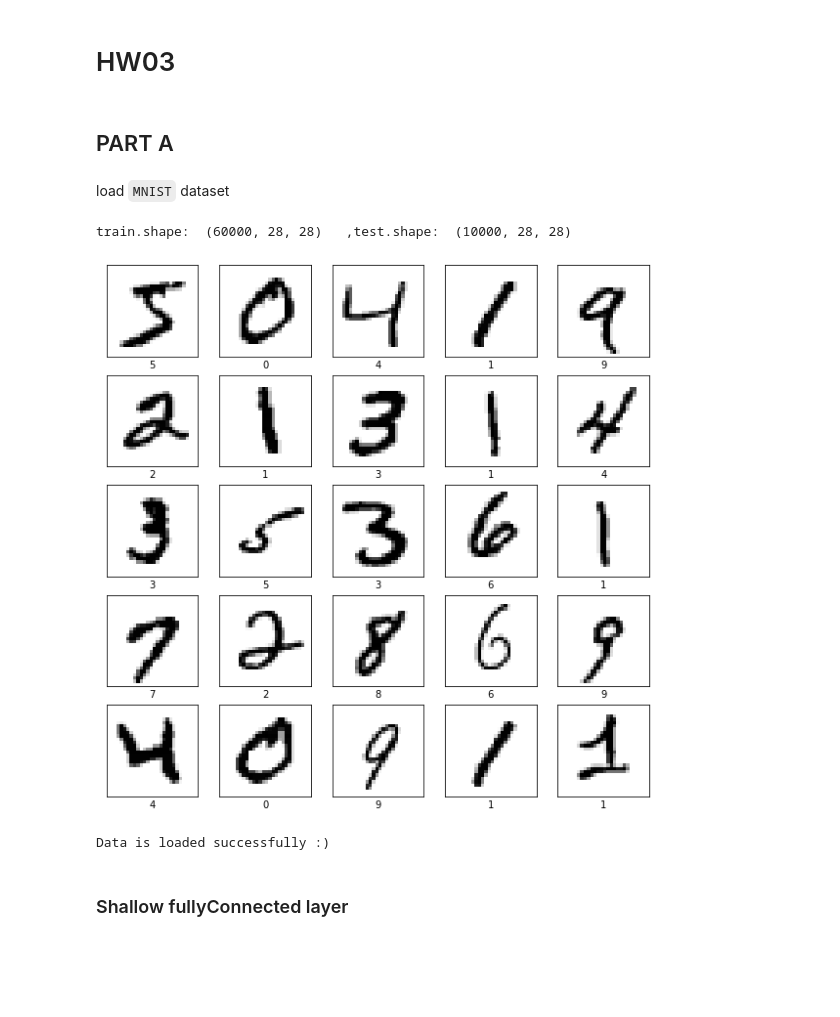
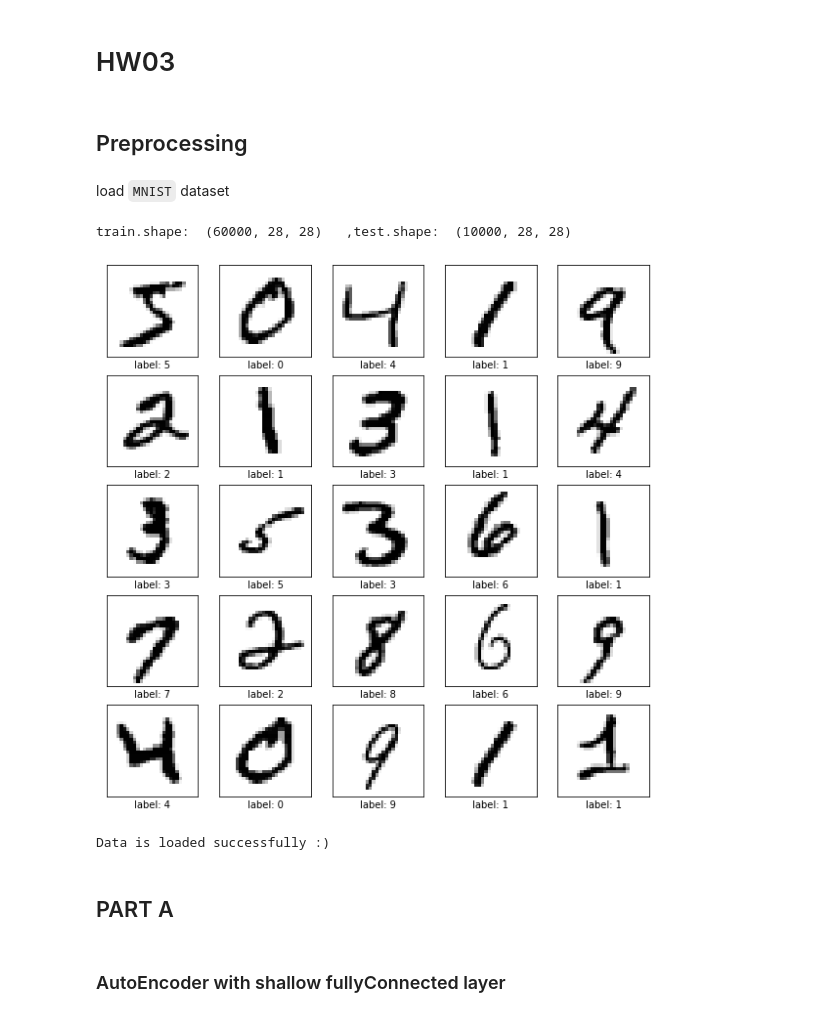
Before and after one commit to MohammadRaziei/Deep-Learning-Cource, a Jupyter notebook: HW03/Q6/HW03_Q6.ipynb, the cells around one changed output. Drawn from its saved outputs; the diff is of its cells as text; code cells hidden in the pictures; blank space fills up the shorter version.

```diff
--- a/HW03/Q6/HW03_Q6.ipynb
+++ b/HW03/Q6/HW03_Q6.ipynb
@@ -2,3 +2,41 @@
 <a href="https://colab.research.google.com/github/MohammadRaziei/Deep-Learning-Course/blob/master/HW03/Q6/HW03_Q6.ipynb" target="_parent"><img src="https://colab.research.google.com/assets/colab-badge.svg" alt="Open In Colab"/></a>
 # %% [markdown]
 # HW03
+# %% [markdown]
+## Preprocessing
+# %% [markdown]
+load `MNIST` dataset
+# %%
+from tensorflow import keras
+import tensorflow as tf
+from tensorflow.keras.datasets import mnist
+import numpy as np
+import matplotlib.pyplot as plt
+from keras.preprocessing.image import load_img
+
+def plot_image(img, method=None):
+    plt.xticks([])
+    plt.yticks([])
+    plt.grid(False)
+    plt.imshow(img, cmap=plt.cm.binary)
+
+np.random.seed(37) #dont change this line
+
+
+
+(x_train, y_train), (x_test, y_test) = mnist.load_data()
+print('train.shape: ', x_train.shape, '  ,test.shape: ', x_test.shape)
+
+
+plt.figure(figsize=(10,10))
+for i in range(25):
+    plt.subplot(5,5,i+1)
+    plot_image(x_train[i])
+    plt.xlabel('label: {}'.format(y_train[i]))
+plt.show()
+
+print('Data is loaded successfully :)')
+# %% [output]
+train.shape:  (60000, 28, 28)   ,test.shape:  (10000, 28, 28)
+[figure, added]
+Data is loaded successfully :)
@@ -5,35 +48,3 @@
 # %% [markdown]
 ## PART A
-# %% [markdown]
-load `MNIST` dataset
-# %%
-from tensorflow import keras
-import tensorflow as tf
-from tensorflow.keras.datasets import mnist
-import numpy as np
-import matplotlib.pyplot as plt
-
-np.random.seed(37) #dont change this line
-
-
-
-(x_train, y_train), (x_test, y_test) = mnist.load_data()
-print('train.shape: ', x_train.shape, '  ,test.shape: ', x_test.shape)
-
-
-plt.figure(figsize=(10,10))
-for i in range(25):
-    plt.subplot(5,5,i+1)
-    plt.xticks([])
-    plt.yticks([])
-    plt.grid(False)
-    plt.imshow(x_train[i], cmap=plt.cm.binary)
-    plt.xlabel(str(y_train[i]))
-plt.show()
-
-print('Data is loaded successfully :)')
-# %% [output]
-train.shape:  (60000, 28, 28)   ,test.shape:  (10000, 28, 28)
-[figure, removed]
-Data is loaded successfully :)
 # %%
@@ -49,6 +54,6 @@ data_test = x_test.reshape((x_test.shape[0],-1))/255
 
 data_dim = data_train.shape[1];
 # %% [markdown]
-### Shallow fullyConnected layer
+### AutoEncoder with shallow fullyConnected layer
 # %%
 # Make encoder:
```
Also changed, not shown: parts of 34 cells of this notebook.
